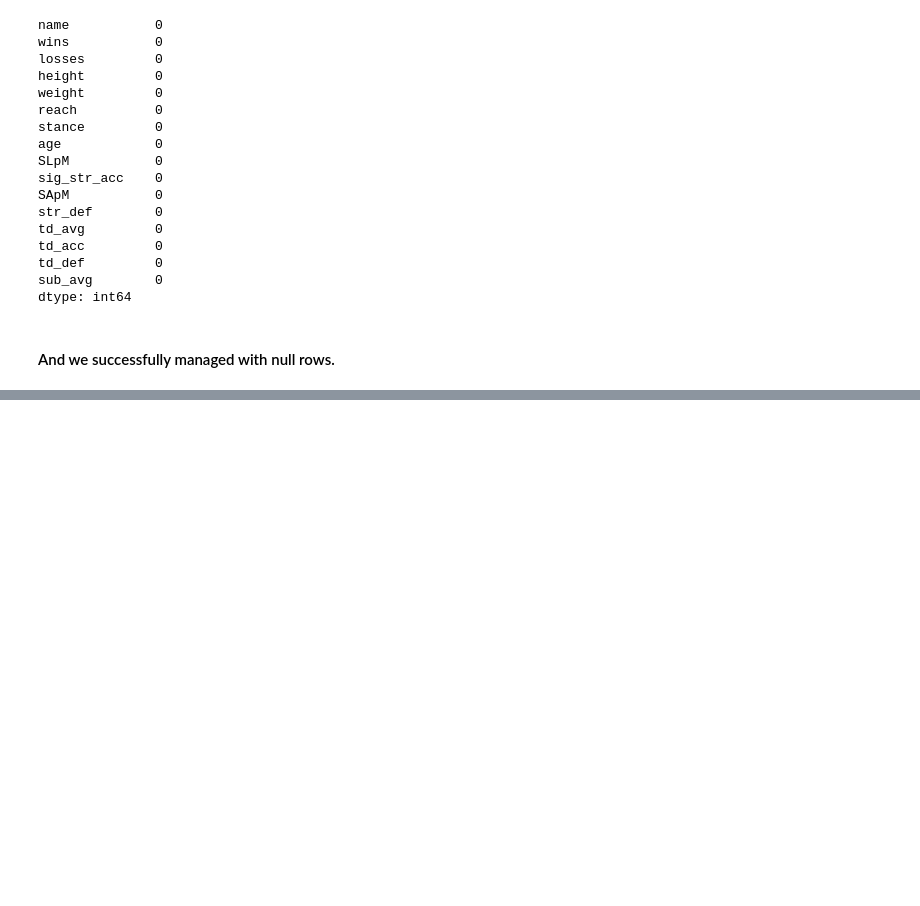
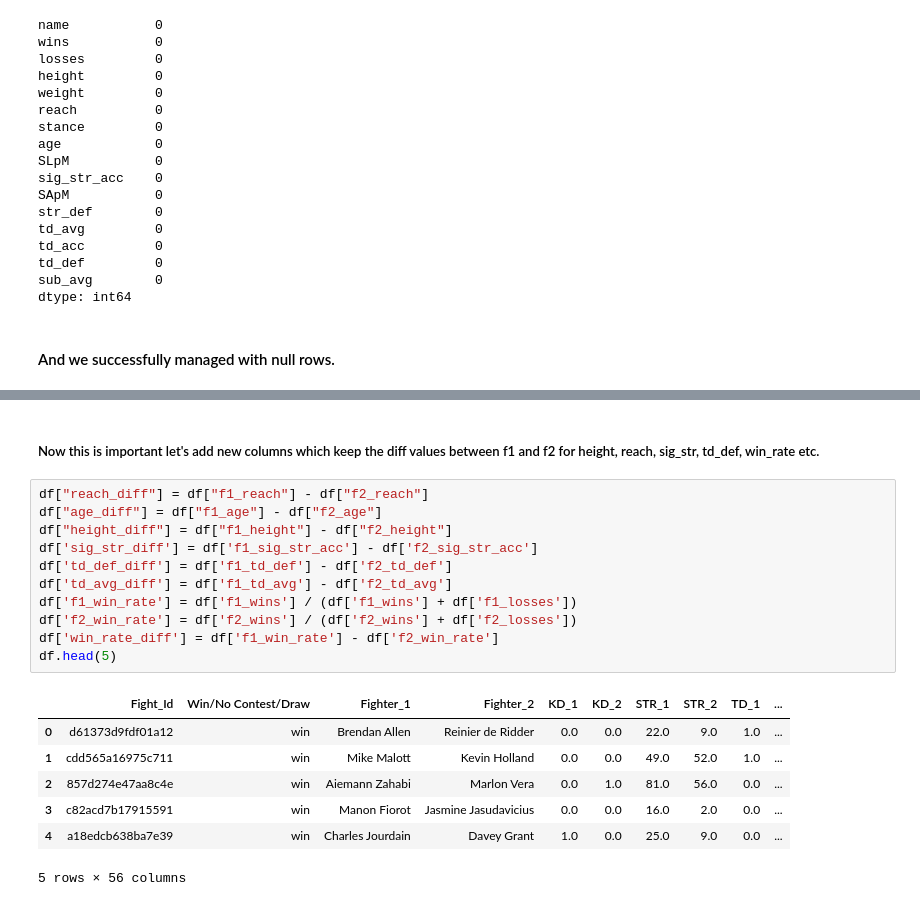
Before and after one commit to MertHasanAslan/UFC-fighter-analysis, a Jupyter notebook: src/main.ipynb, the cells around one changed output, grey strips where cells are left out. Drawn from its saved outputs; the diff is of its cells as text; blank space fills up the shorter version.

```diff
--- a/src/main.ipynb
+++ b/src/main.ipynb
@@ -473,0 +510,21 @@ dtype: int64
+# %% [markdown]
+##### Now this is important let's add new columns which keep the diff values between f1 and f2 for height, reach, sig_str, td_def, win_rate etc.
+# %%
+df["reach_diff"] = df["f1_reach"] - df["f2_reach"]
+df["age_diff"] = df["f1_age"] - df["f2_age"]
+df["height_diff"] = df["f1_height"] - df["f2_height"]
+df['sig_str_diff'] = df['f1_sig_str_acc'] - df['f2_sig_str_acc']
+df['td_def_diff'] = df['f1_td_def'] - df['f2_td_def']
+df['td_avg_diff'] = df['f1_td_avg'] - df['f2_td_avg']
+df['f1_win_rate'] = df['f1_wins'] / (df['f1_wins'] + df['f1_losses'])
+df['f2_win_rate'] = df['f2_wins'] / (df['f2_wins'] + df['f2_losses'])
+df['win_rate_diff'] = df['f1_win_rate'] - df['f2_win_rate']
+df.head(5)
+# %% [output]
+|  | Fight_Id | Win/No Contest/Draw | Fighter_1 | Fighter_2 | KD_1 | KD_2 | STR_1 | STR_2 | TD_1 | ... |
+| 0 | d61373d9fdf01a12 | win | Brendan Allen | Reinier de Ridder | 0.0 | 0.0 | 22.0 | 9.0 | 1.0 | ... |
+| 1 | cdd565a16975c711 | win | Mike Malott | Kevin Holland | 0.0 | 0.0 | 49.0 | 52.0 | 1.0 | ... |
+| 2 | 857d274e47aa8c4e | win | Aiemann Zahabi | Marlon Vera | 0.0 | 1.0 | 81.0 | 56.0 | 0.0 | ... |
+| 3 | c82acd7b17915591 | win | Manon Fiorot | Jasmine Jasudavicius | 0.0 | 0.0 | 16.0 | 2.0 | 0.0 | ... |
+| 4 | a18edcb638ba7e39 | win | Charles Jourdain | Davey Grant | 1.0 | 0.0 | 25.0 | 9.0 | 0.0 | ... |
+5 rows × 56 columns
```
Also changed, not shown: parts of 8 cells of this notebook.
